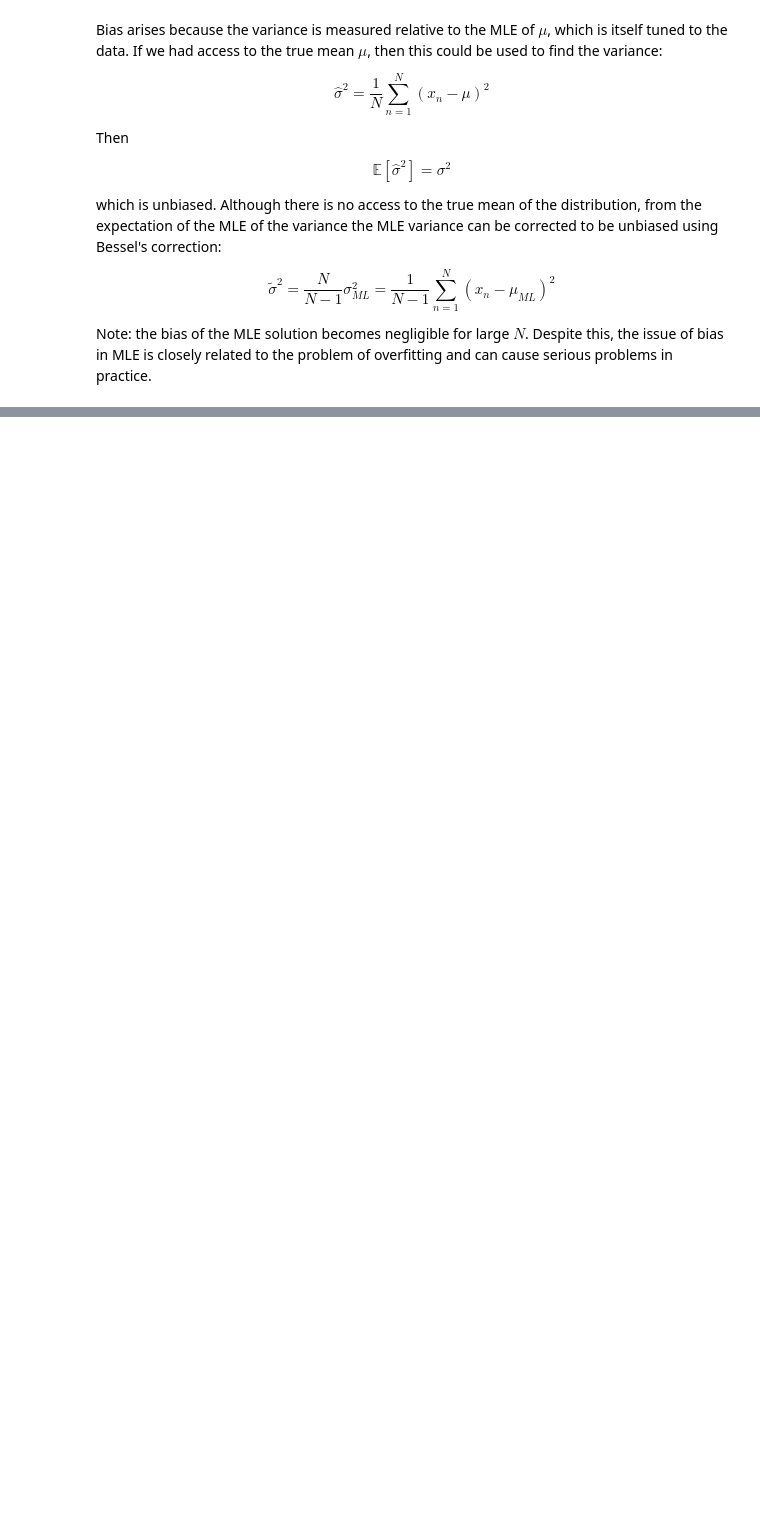
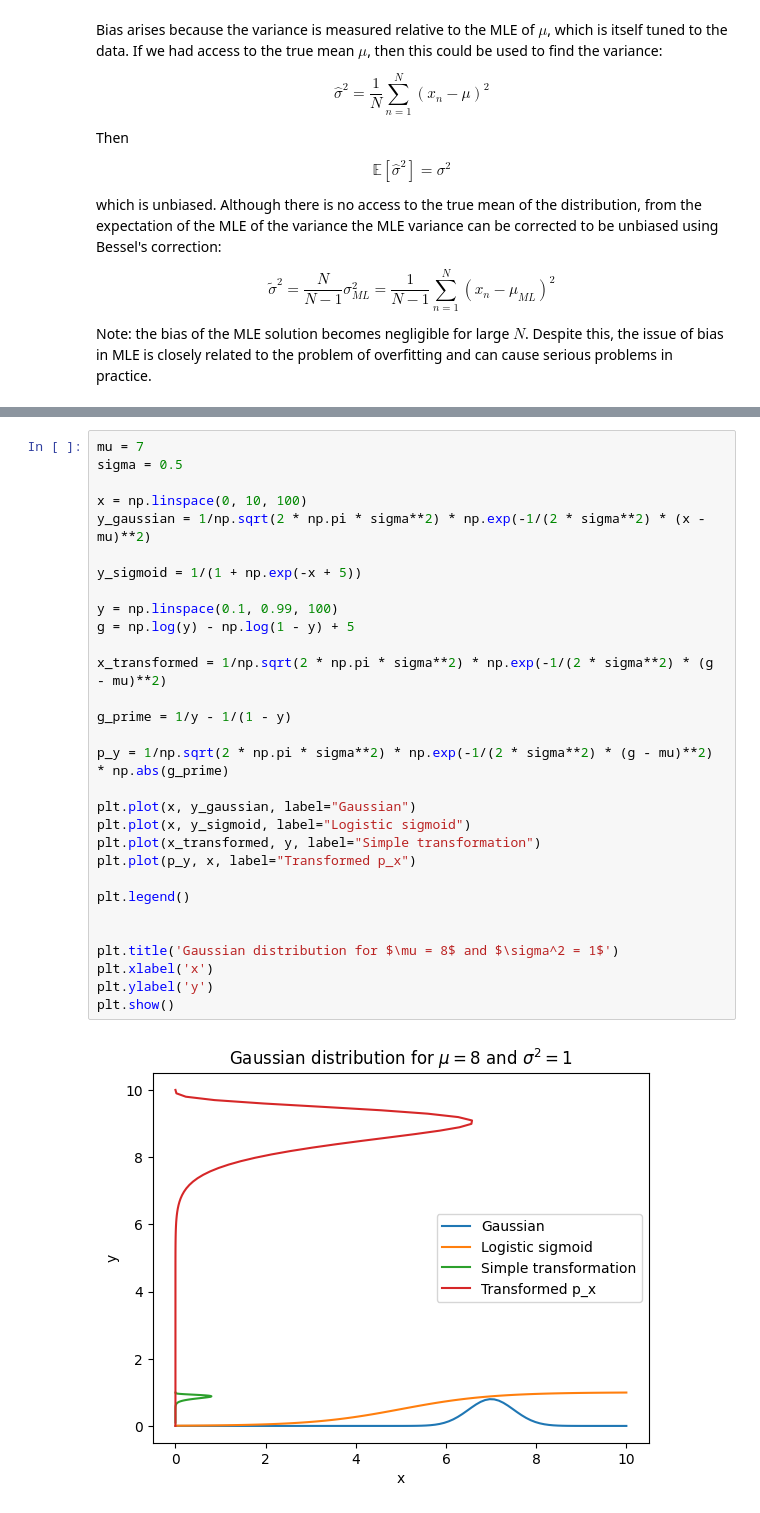
Before and after one commit to Birr0/AI-algorithms, a Jupyter notebook: Probability/probability_for_ml.ipynb, the cells around one changed output, grey strips where cells are left out. Saved outputs shown, nothing was run; the diff lists cells and outputs as text; blank space fills up the shorter version.

```diff
--- a/Probability/probability_for_ml.ipynb
+++ b/Probability/probability_for_ml.ipynb
@@ -477,0 +587,32 @@ Note: the bias of the MLE solution becomes negligible for large $N$. Despite thi
+# %%
+mu = 7
+sigma = 0.5
+
+x = np.linspace(0, 10, 100)
+y_gaussian = 1/np.sqrt(2 * np.pi * sigma**2) * np.exp(-1/(2 * sigma**2) * (x - mu)**2)
+
+y_sigmoid = 1/(1 + np.exp(-x + 5))
+
+y = np.linspace(0.1, 0.99, 100)
+g = np.log(y) - np.log(1 - y) + 5
+
+x_transformed = 1/np.sqrt(2 * np.pi * sigma**2) * np.exp(-1/(2 * sigma**2) * (g - mu)**2)
+
+g_prime = 1/y - 1/(1 - y)
+
+p_y = 1/np.sqrt(2 * np.pi * sigma**2) * np.exp(-1/(2 * sigma**2) * (g - mu)**2) * np.abs(g_prime)
+
+plt.plot(x, y_gaussian, label="Gaussian")
+plt.plot(x, y_sigmoid, label="Logistic sigmoid")
+plt.plot(x_transformed, y, label="Simple transformation")
+plt.plot(p_y, x, label="Transformed p_x")
+
+plt.legend()
+
+
+plt.title('Gaussian distribution for $\mu = 8$ and $\sigma^2 = 1$')
+plt.xlabel('x')
+plt.ylabel('y')
+plt.show()
+# %% [output]
+[figure, added]
```
Also changed, not shown: parts of 17 cells of this notebook, 2 other files.
